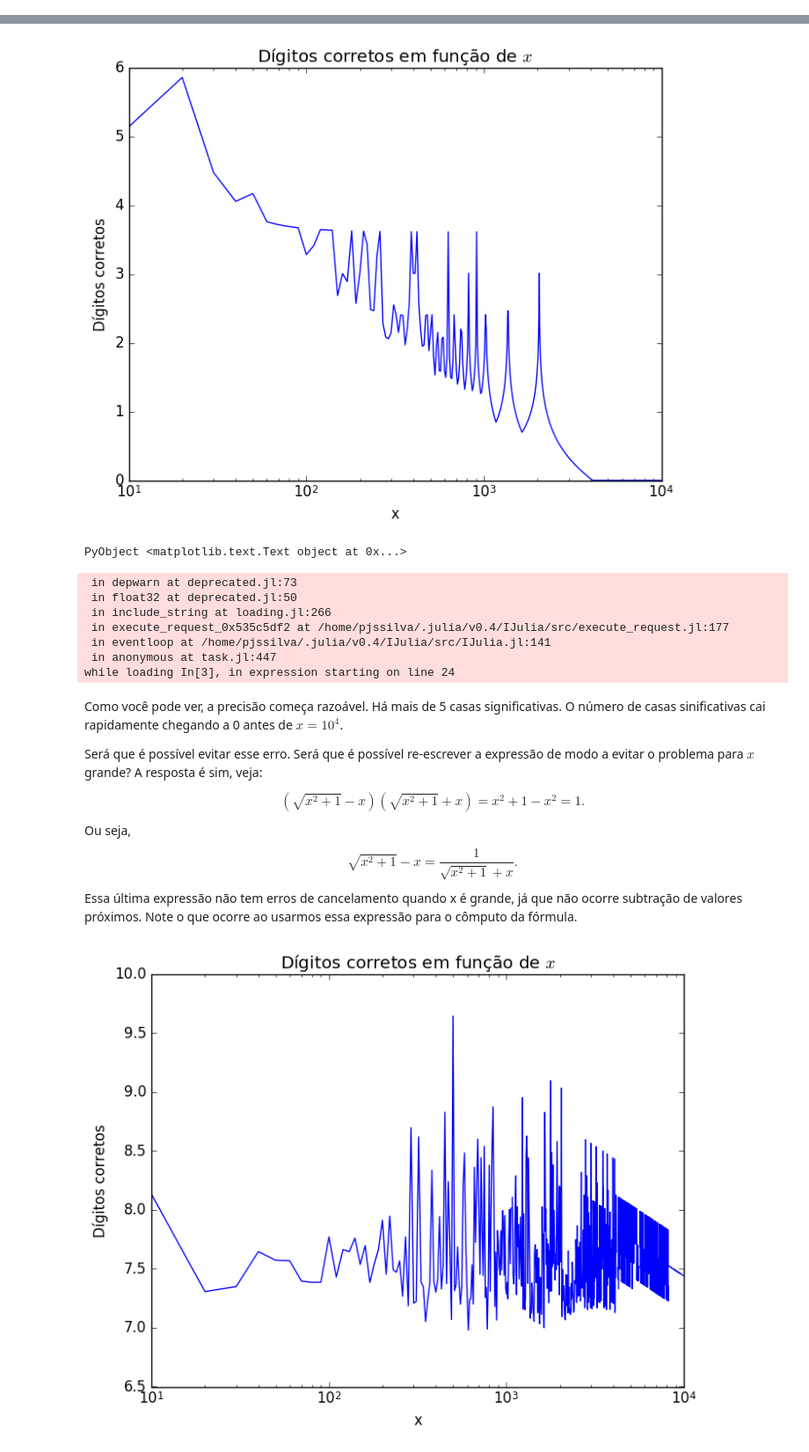
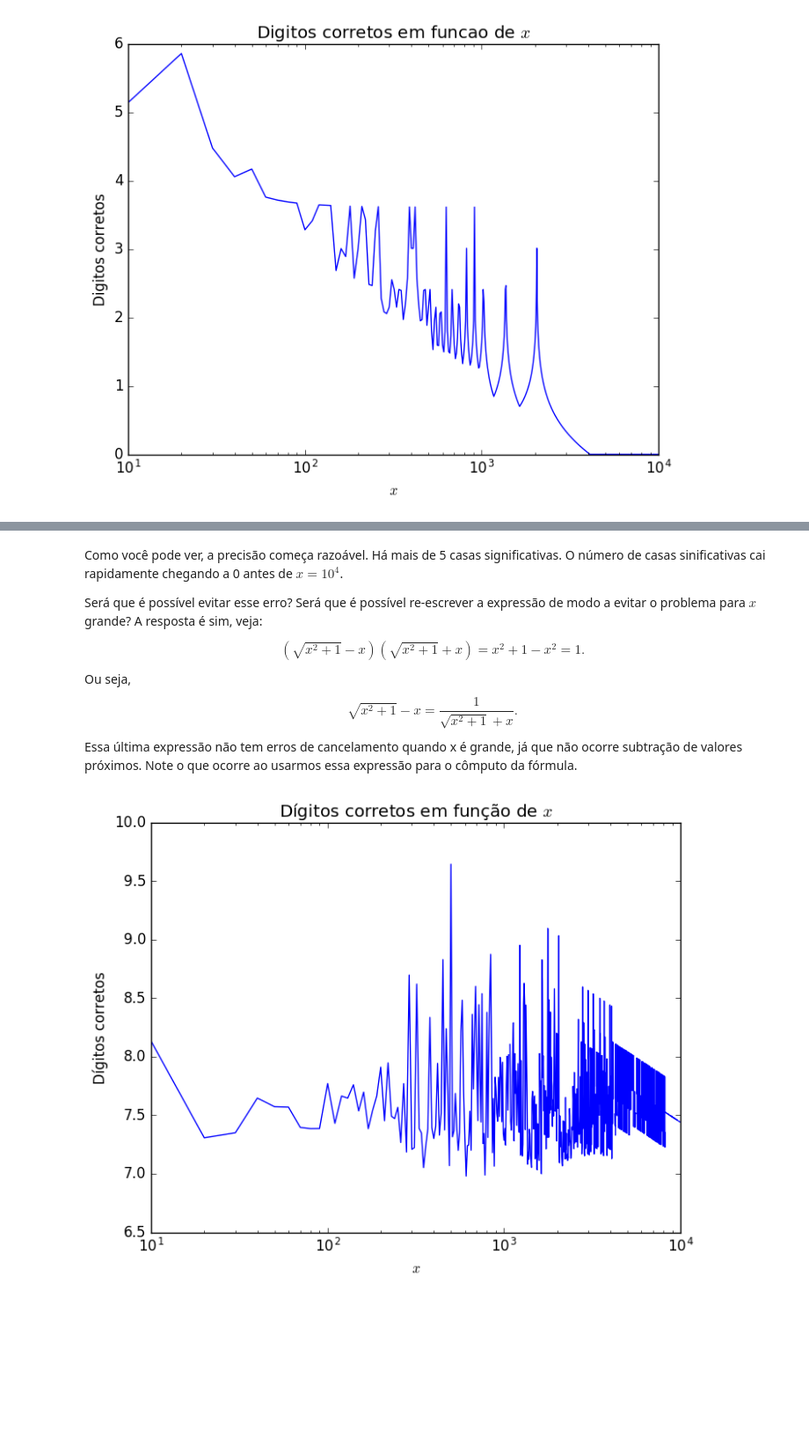
Before and after one commit to pjssilva/ms211, a Jupyter notebook: Computação_com_Precisão_Finita.ipynb, the cells around one changed output, grey strips where cells are left out. Shown at 88% size. Cells and saved outputs as stored; diff of their text form; code cells hidden in the pictures; blank space fills up the shorter version.

```diff
--- a/Computação_com_Precisão_Finita.ipynb
+++ b/Computação_com_Precisão_Finita.ipynb
@@ -164,37 +164,40 @@ Considere a seguinte expressão $\sqrt{x^2 + 1} - x$. Quando ela irá gerar erro
 
 Podemos então prever que $\sqrt{x^2 + 1} - x$ deve gerar erros de cancelamento para $x$ grande. Para ver isso vamos aproximar o erro relativo comparando números calculados com precisão simples com números calculados com precisão dupla.
 # %%
-# Edite abaixo para fazer outros testes
+# Edite abaixo para fazer testes com outras expressões se desejar.
 
 # Expressão que se deseja estudar
 function expr(x)
     return sqrt(x.^2 + 1) - x
 end
 
 # Intervalo de teste [a, b]
 a, b = 1.0e+1, 1.0e+4
 
 ################### Possivelmente você não quer editar a partir daqui.
 
 # Se prepara para usar rotinas que plotam gráficos.
 using PyPlot
 
 # Erro relativo
 function erro_rel(x, xh)
     return abs(x - xh) ./ abs(xh)
 end
 
 # Calcula valores das expressões com precisão simples e dupla para x crescente
 x = linspace(a, b, 1000)
 expr_dupla = expr(x)
-expr_simples = expr(float32(x))
+x_simples = map(Float32, x)
+expr_simples = expr(x_simples)
 
-# Apresenta o gráfico dos erros relativos, note que quando o erro é 1 não há mais nenhum dígito significativo.
+# Apresenta o gráfico dos erros relativos.
+# Lembre que quando o erro é 1 não há mais nenhum dígito significativo.
 log_errorel = log10(erro_rel(expr_simples, expr_dupla))
 semilogx(x, -log_errorel)
 
 # Para deixar o gráfico bonito
-title("Dígitos corretos em função de \$x\$")
-ylabel("Dígitos corretos")
-xlabel("x")
+title("Digitos corretos em funcao de \$x\$")
+ylabel("Digitos corretos")
+xlabel("\$x\$")
 # %% [output]
+[figure, new version]
@@ -202,16 +205,7 @@ WARNING: float32(x::AbstractArray) is deprecated, use map(Float32,x) instead.
-[figure, old version]
-PyObject <matplotlib.text.Text object at 0x...>
- in depwarn at deprecated.jl:73
- in float32 at deprecated.jl:50
- in include_string at loading.jl:266
- in execute_request_0x535c5df2 at /home/pjssilva/.julia/v0.4/IJulia/src/execute_request.jl:177
- in eventloop at /home/pjssilva/.julia/v0.4/IJulia/src/IJulia.jl:141
- in anonymous at task.jl:447
-while loading In[3], in expression starting on line 24
 # %% [markdown]
 Como você pode ver, a precisão começa razoável. Há mais de 5 casas significativas. O número de casas sinificativas cai rapidamente chegando a 0 antes de $x = 10^4$.
 
-Será que é possível evitar esse erro. Será que é possível  re-escrever a expressão de modo a evitar o problema para $x$ grande? A resposta é sim, veja:
+Será que é possível evitar esse erro? Será que é possível  re-escrever a expressão de modo a evitar o problema para $x$ grande? A resposta é sim, veja:
 
 $$
 (\sqrt{x^2 + 1} - x)(\sqrt{x^2 + 1} + x) = x^2 + 1 - x^2 = 1.
```
Also changed, not shown: parts of 21 cells of this notebook, 1 other file.
